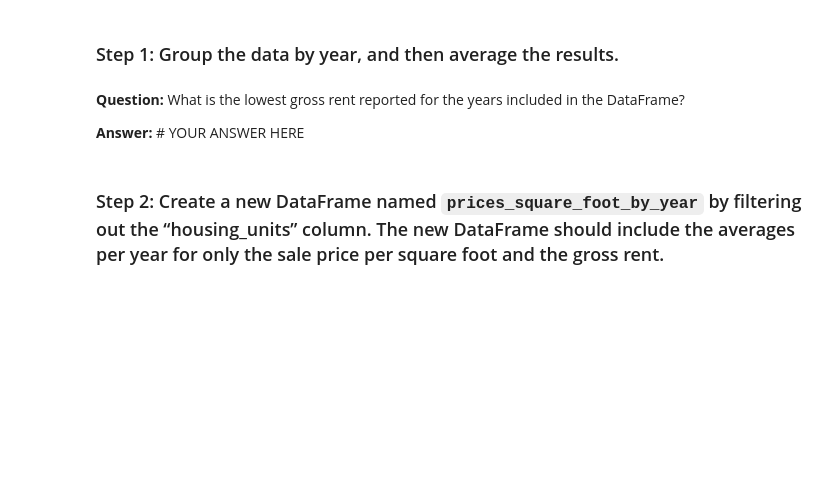
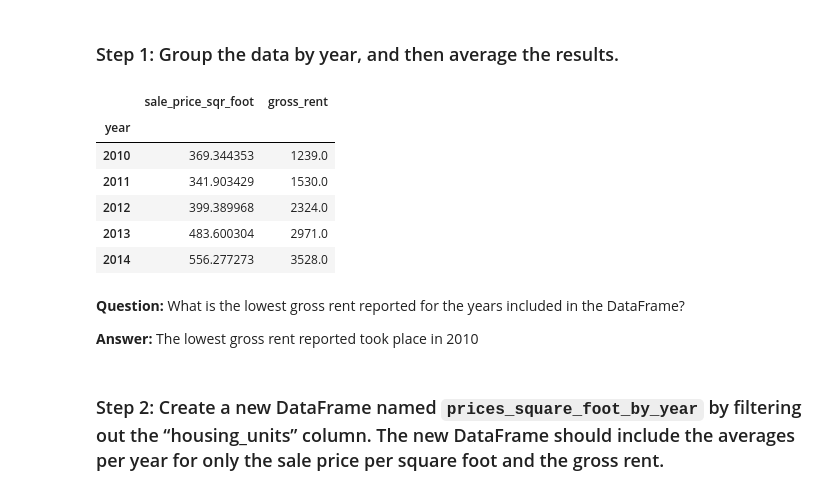
Before and after one commit to Gino-Petrosian/Fintech-Bootcamp-, a Jupyter notebook: Module 6 Challenge/san_francisco_housing.ipynb, the cells around one changed output. Drawn from its saved outputs; the diff is of its cells as text; code cells hidden in the pictures; blank space fills up the shorter version.

```diff
--- a/Module 6 Challenge/san_francisco_housing.ipynb
+++ b/Module 6 Challenge/san_francisco_housing.ipynb
@@ -131,7 +132,7 @@ from pathlib import Path
 # Using the read_csv function and Path module, create a DataFrame
 # by importing the sfo_neighborhoods_census_data.csv file from the Resources folder
 sfo_data_df = pd.read_csv(
-    Path('C:\\Users\\Gino\\OneDrive\\Desktop\\Fintech-Bootcamp-\\Module 6 Challenge\\Resources\\sfo_neighborhoods_census_data.csv'),
+    Path('/Users/ginopetrosian/Desktop/Fintech-Bootcamp--master/Module 6 Challenge/Resources/sfo_neighborhoods_census_data.csv'),
     index_col = 'year')
 # Review the first and last five rows of the DataFrame
 sfo_data_df.head()
@@ -226,14 +227,23 @@ For this part of the assignment, use numerical and visual aggregation to calcula
 ### Step 1: Group the data by year, and then average the results.
 # %%
 # Create a numerical aggregation by grouping the data by year and averaging the results
-prices_square_foot_by_year = # YOUR CODE HERE
+list = ['sale_price_sqr_foot', 'gross_rent']
+prices_square_foot_by_year = sfo_data_df.groupby('year')[list].mean()
 
 # Review the resulting DataFrame
-# YOUR CODE HERE
+prices_square_foot_by_year.head()
+# %% [output]
+|  | sale_price_sqr_foot | gross_rent |
+| year |  |  |
+| 2010 | 369.344353 | 1239.0 |
+| 2011 | 341.903429 | 1530.0 |
+| 2012 | 399.389968 | 2324.0 |
+| 2013 | 483.600304 | 2971.0 |
+| 2014 | 556.277273 | 3528.0 |
 # %% [markdown]
 **Question:** What is the lowest gross rent reported for the years included in the DataFrame?
 
-**Answer:** # YOUR ANSWER HERE
+**Answer:** The lowest gross rent reported took place in 2010
 # %% [markdown]
 ### Step 2: Create a new DataFrame named `prices_square_foot_by_year` by filtering out the “housing_units” column. The new DataFrame should include the averages per year for only the sale price per square foot and the gross rent.
 # %%
```
Also changed, not shown: parts of 7 cells of this notebook.
